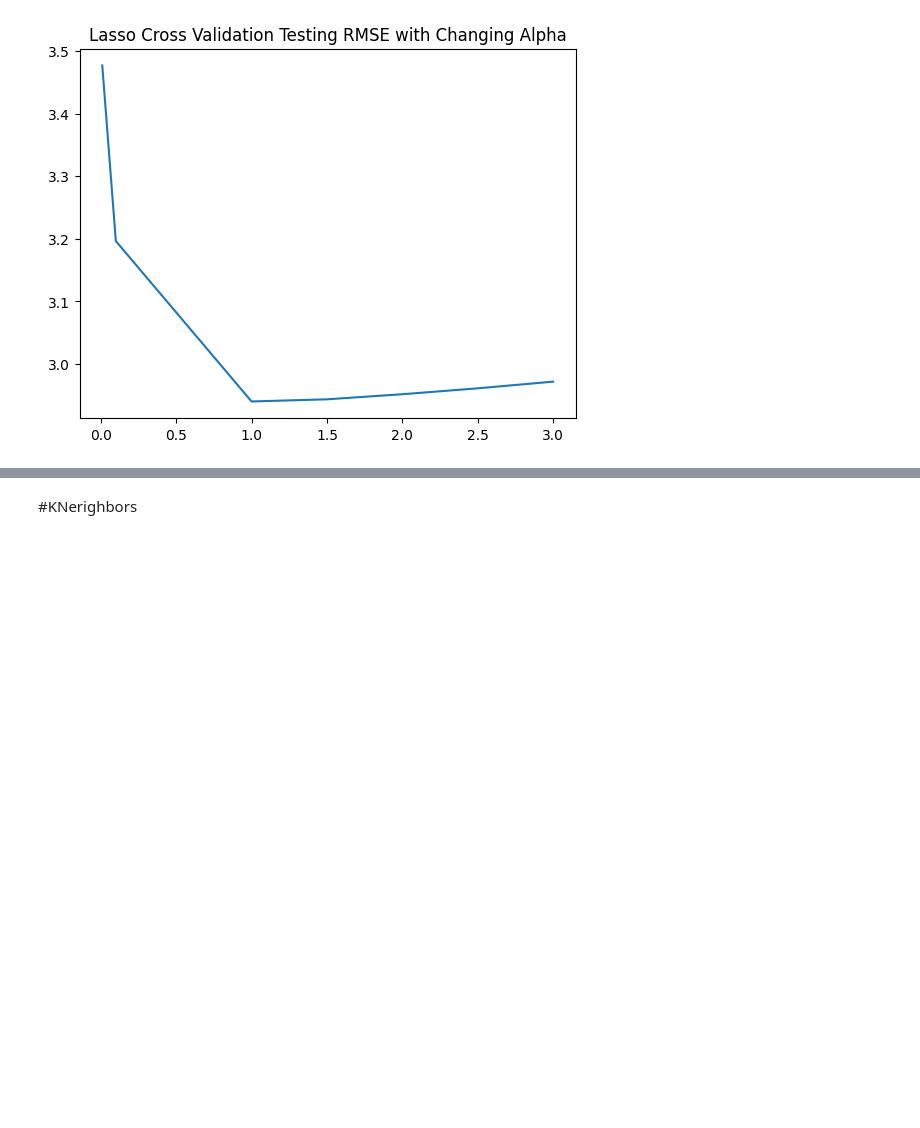
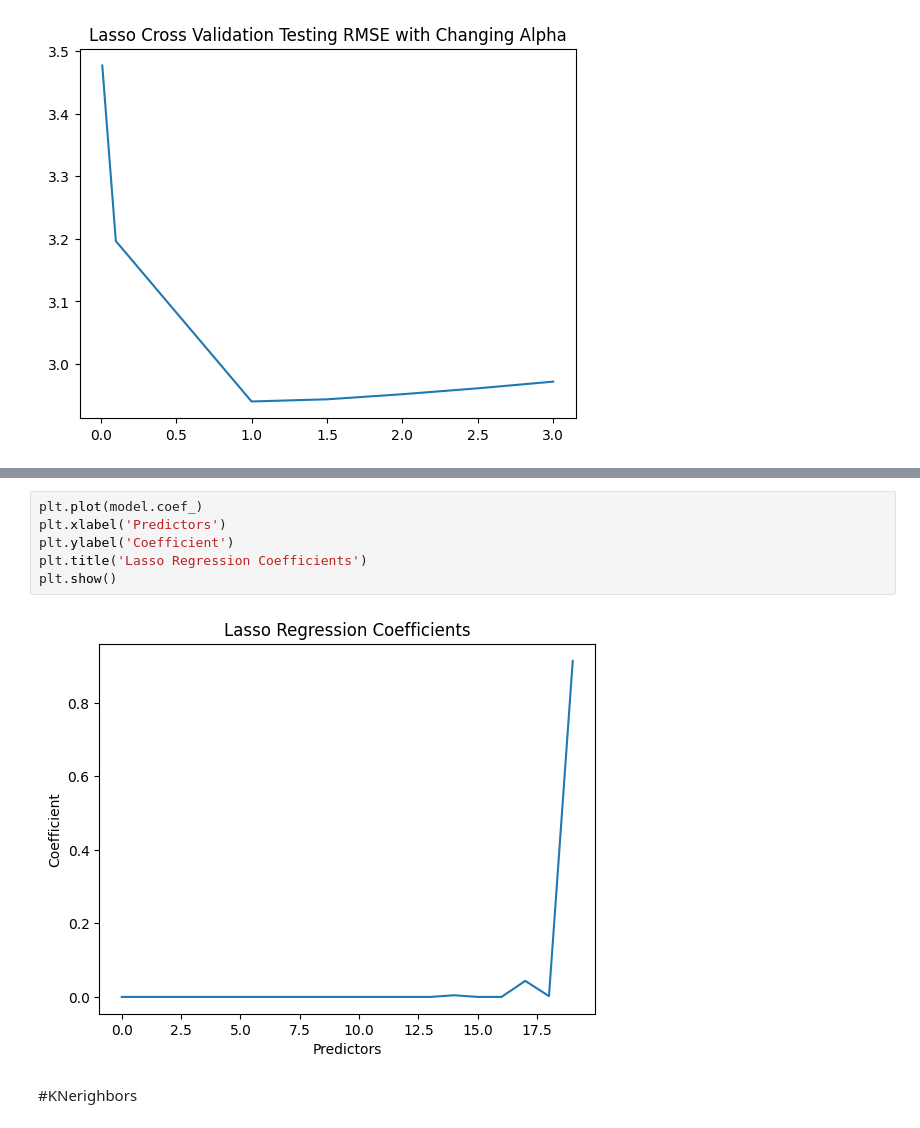
Before and after one commit to RayNG123/TradeQuantalytics, a Jupyter notebook: 00_Modeling.ipynb, the cells around one changed output, grey strips where cells are left out. Cells and saved outputs as stored; diff of their text form; blank space fills up the shorter version.

```diff
--- a/00_Modeling.ipynb
+++ b/00_Modeling.ipynb
@@ -111,6 +127,14 @@ plt.ylabel('Adjusted Close Price')
 plt.show()
 # %% [output]
 [figure]
+# %%
+plt.plot(model.coef_)
+plt.xlabel('Predictors')
+plt.ylabel('Coefficient')
+plt.title('Lasso Regression Coefficients')
+plt.show()
+# %% [output]
+[figure, added]
 # %% [markdown]
 #KNerighbors
 # %%
```
Also changed, not shown: parts of 4 cells of this notebook.
